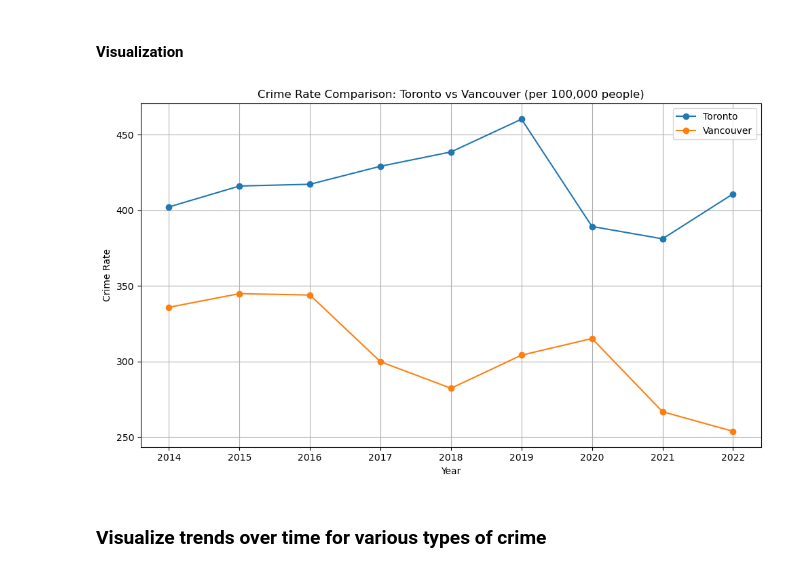
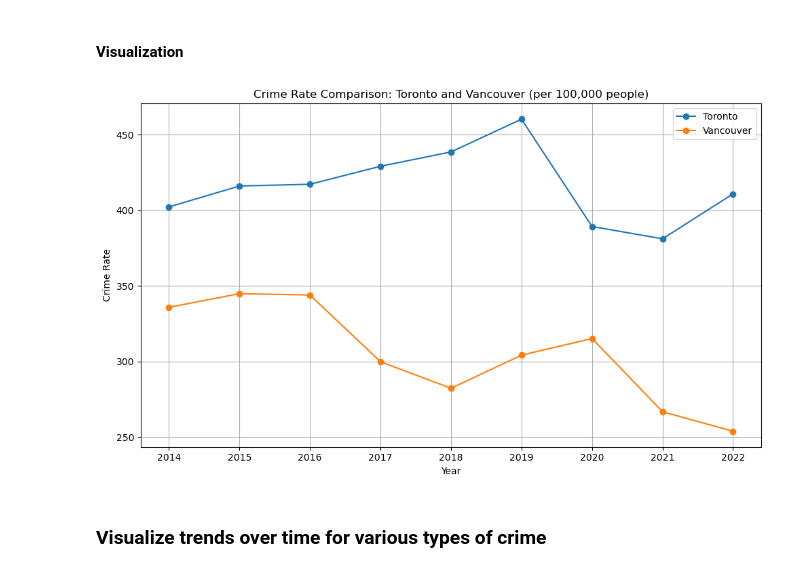
Before and after one commit to riggedjoker/CrimeAnalysis_Canada_Project, a Jupyter notebook: jupyter-notebook/crime_analysis.ipynb, the cells around one changed output. Saved outputs shown, nothing was run; the diff lists cells and outputs as text; code cells hidden in the pictures.

```diff
--- a/jupyter-notebook/crime_analysis.ipynb
+++ b/jupyter-notebook/crime_analysis.ipynb
@@ -184,11 +199,11 @@ vancouver_crime
 #### Toronto
 # %%
 #to merge the crime data with population data
-toronto = pd.concat([toronto_crime, toronto_population], axis = 1).fillna(0).astype(int)
+toronto_crime_rate= pd.concat([toronto_crime, toronto_population], axis = 1).fillna(0).astype(int)
 
-toronto["Crime Rate"] = (toronto["Crime Count of Toronto"] / toronto["Population"]) * 100000
+toronto_crime_rate["Crime Rate"] = (toronto_crime_rate["Crime Count of Toronto"] / toronto_crime_rate["Population"]) * 100000
 #Year is the same and having two of them is redundant.
-toronto_analysis = toronto[['YEAR', 'Crime Rate']]
+toronto_analysis = toronto_crime_rate[['YEAR', 'Crime Rate']]
 
 toronto_analysis
 # %% [output]
@@ -205,11 +220,11 @@ toronto_analysis
 # %% [markdown]
 #### Vancouver
 # %%
-vancouver = pd.concat([vancouver_crime, vancouver_population], axis = 1).fillna(0).astype(int)
+vancouver_crime_rate = pd.concat([vancouver_crime, vancouver_population], axis = 1).fillna(0).astype(int)
 
-vancouver["Crime Rate"] = (vancouver["Crime Count of Vancouver"] / vancouver["Population"]) * 100000
+vancouver_crime_rate["Crime Rate"] = (vancouver_crime_rate["Crime Count of Vancouver"] / vancouver_crime_rate["Population"]) * 100000
 #Year is the same and having two of them is redundant.
-vancouver_analysis = vancouver[['YEAR', 'Crime Rate']]
+vancouver_analysis = vancouver_crime_rate[['YEAR', 'Crime Rate']]
 
 vancouver_analysis
 # %% [output]
@@ -228,18 +243,18 @@ vancouver_analysis
 # %%
 import matplotlib.pyplot as plt
 
 plt.figure(figsize=(10, 6))
-plt.plot(toronto["Year"], toronto["Crime Rate"], label="Toronto", marker="o")
-plt.plot(vancouver["Year"], vancouver["Crime Rate"], label="Vancouver", marker="o")
-plt.title("Crime Rate Comparison: Toronto vs Vancouver (per 100,000 people)")
+plt.plot(toronto_crime_rate["Year"], toronto_crime_rate["Crime Rate"], label="Toronto", marker="o")
+plt.plot(vancouver_crime_rate["Year"], vancouver_crime_rate["Crime Rate"], label="Vancouver", marker="o")
+plt.title("Crime Rate Comparison: Toronto and Vancouver (per 100,000 people)")
 plt.xlabel("Year")
 plt.ylabel("Crime Rate")
 plt.legend()
 plt.grid(True)
 plt.tight_layout()
 plt.show()
 # %% [output]
-[figure, old version]
+[figure, new version]
 # %% [markdown]
 ### Visualize trends over time for various types of crime
 # %% [markdown]
```
Also changed, not shown: parts of 9 cells of this notebook.
